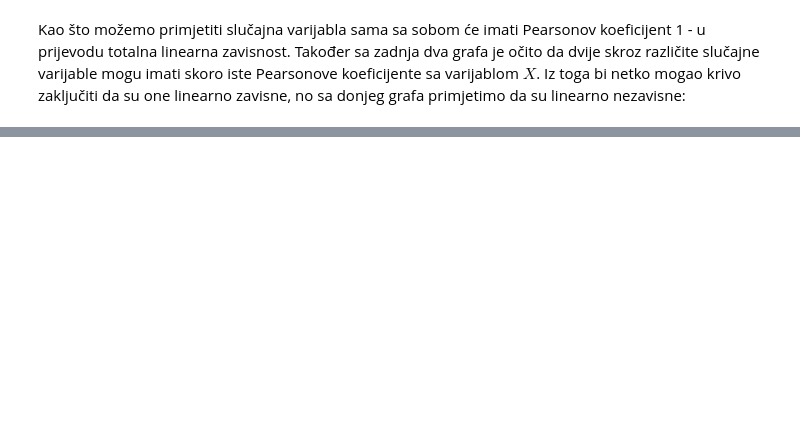
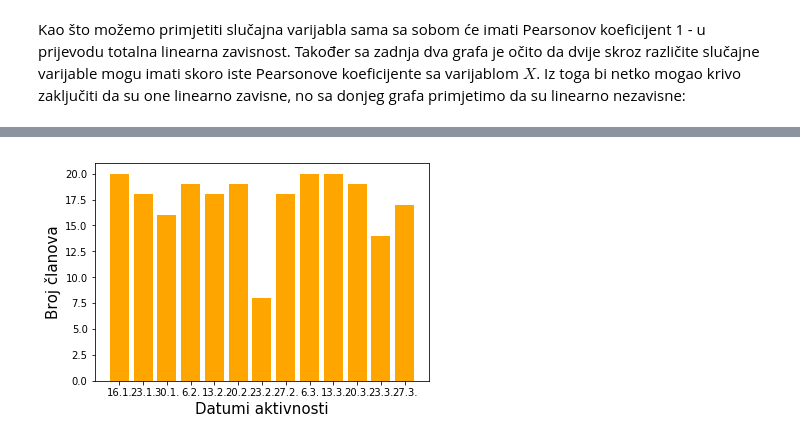
Before and after one commit to babjank/MS, a Jupyter notebook: Zadaca1.ipynb, the cells around one changed output, grey strips where cells are left out. Saved outputs shown, nothing was run; the diff lists cells and outputs as text; code cells hidden in the pictures; blank space fills up the shorter version.

```diff
--- a/Zadaca1.ipynb
+++ b/Zadaca1.ipynb
@@ -458,0 +488,16 @@ plt.show()
+# %%
+wb = xlrd.open_workbook('Evidencija.xlsx')
+sheet = wb.sheet_by_index(0)
+
+podaci=[]
+for i in range(1,14):
+    tablica=[]
+    for j in range(1,23):
+        podatak= sheet.cell_value(j, i)
+        tablica.append(podatak)
+    podaci.append(tablica)
+
+datumi = [sheet.cell_value(0,k+1) for k in range(13)]
+članovi = [sheet.cell_value(k+1,0) for k in range(22)]
+
+datumi, članovi
@@ -458,0 +522,20 @@ plt.show()
+# %%
+N=13
+t=[i+1 for i in range (N)]
+
+fig, ax = plt.subplots()
+
+broj_clanova = [np.sum(podaci[k]) for k in range(N)]
+
+ax.bar(t, broj_clanova, color='orange')
+
+xn = [i+1 for i in range(N)]
+ax.set_xticks(xn)
+ax.set_xticklabels(datumi, fontsize=10)
+
+plt.xlabel('Datumi aktivnosti', fontsize=15)
+plt.ylabel('Broj članova', fontsize=15)
+
+plt.show()
+# %% [output]
+[figure, added]
```
Also changed, not shown: parts of 20 cells of this notebook, 1 other file.
